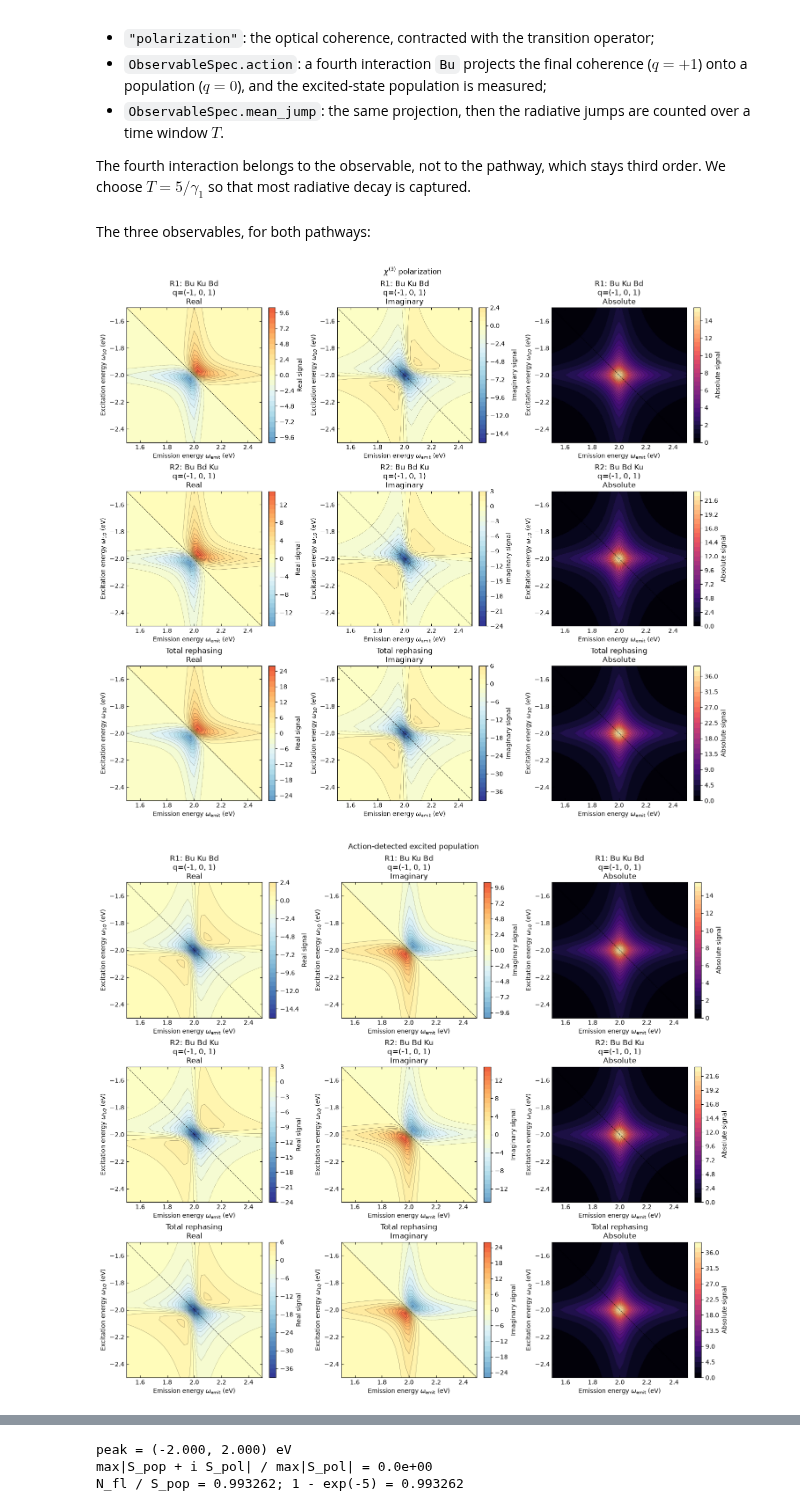
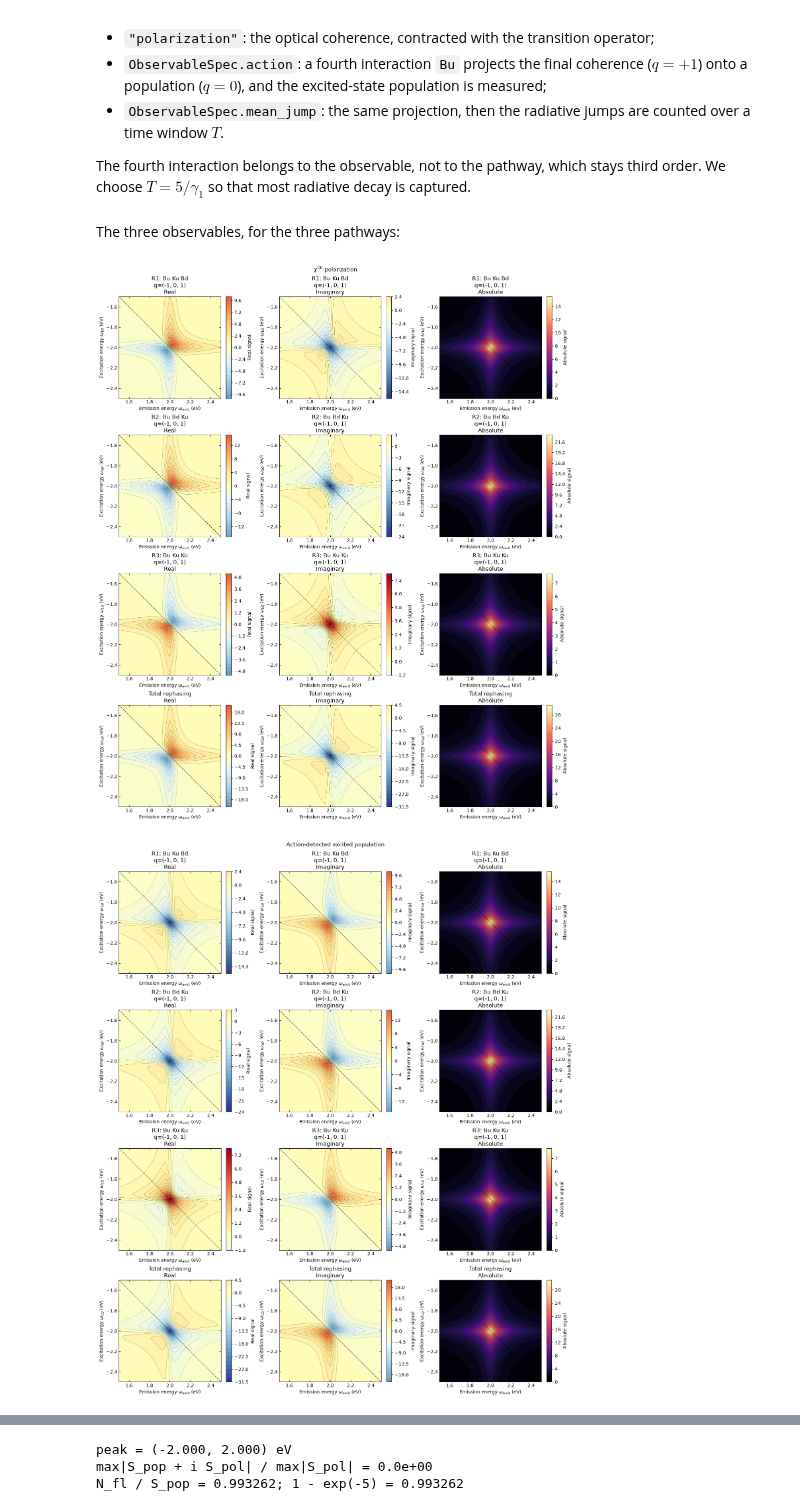
Before and after one commit to SilvaScience/QuDPy-FDGF, a Jupyter notebook: examples/example1_two_level_open.ipynb, the cells around one changed output, grey strips where cells are left out. Saved outputs shown, nothing was run; the diff lists cells and outputs as text; code cells hidden in the pictures.

```diff
--- a/examples/example1_two_level_open.ipynb
+++ b/examples/example1_two_level_open.ipynb
@@ -130,5 +130,8 @@ pathway_r1 = FrequencyPathway(
 pathway_r2 = FrequencyPathway(
     name="R2", interactions=("Bu", "Bd", "Ku"), component="rephasing", detection="polarization"
 )
-pathways = (pathway_r1, pathway_r2)
+pathway_r3 = FrequencyPathway(     # non-zero only through the radiative relaxation e -> g during t2
+    name="R3", interactions=("Bu", "Ku", "Ku"), component="rephasing", detection="polarization"
+)
+pathways = (pathway_r1, pathway_r2, pathway_r3)
 # %% [markdown]
@@ -254,31 +257,31 @@ result = solver.generate_spectrum(
     observables=observables,
 )
 # %% [markdown]
-The three observables, for both pathways:
+The three observables, for the three pathways:
 # %%
 observable_figures = {}
 for name, title in (
     ("polarization", r"$\chi^{(3)}$ polarization"),
     ("action_population", "Action-detected excited population"),
     ("action_fluorescence", "Action-detected integrated fluorescence"),
 ):
     observable_figures[name] = plotter.plot_spectrum_result(
         result,
         params={
             "source": "observables",
             "observable": name,
-            "pathways": ["R1", "R2"],
+            "pathways": ["R1", "R2", "R3"],
             "view": "all",
             "normalization": "row",
             "title": title,
             "labels": (
                 r"Emission energy $\omega_{\mathrm{emit}}$ (eV)",
                 r"Excitation energy $\omega_{1Q}$ (eV)",
             ),
             "diagonals": "auto",
             "show": True,
         },
     )
 # %% [output]
-[figure, old version]
+[figure, new version]
-[figure, old version]
+[figure, new version]
```
Also changed, not shown: parts of 10 cells of this notebook, 20 other files.
